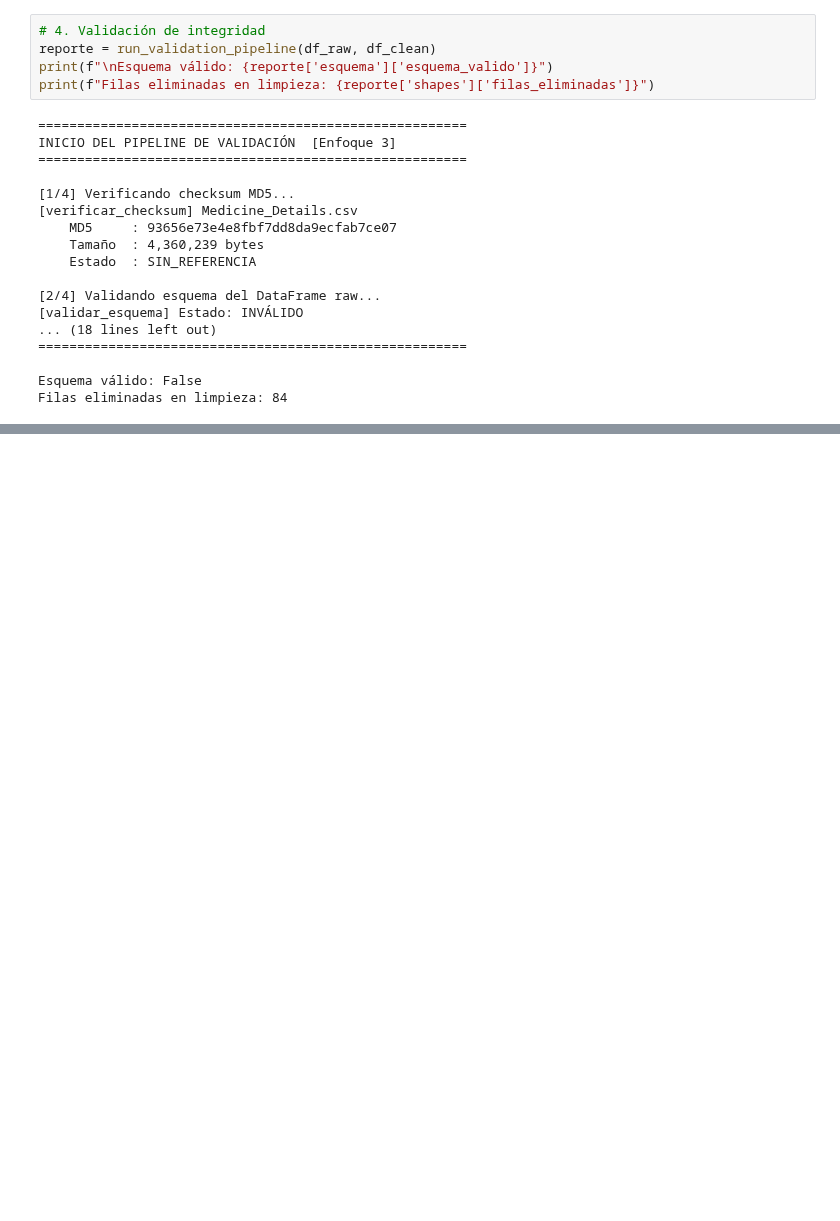
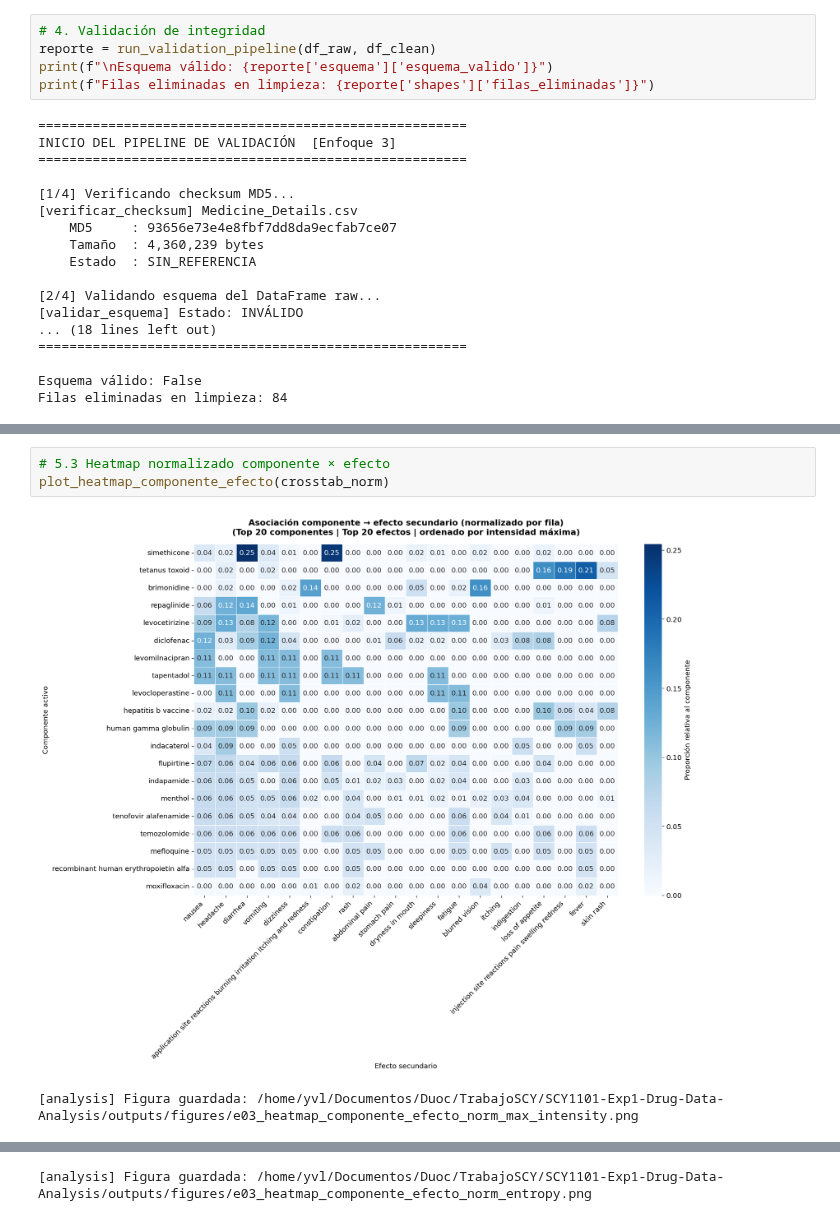
Before and after one commit to Cesitar16/SCY1101-Exp1-Drug-Data-Analysis, a Jupyter notebook: notebooks/enfoque_03_efectos_secundarios_componentes/03_analisis_efectos_secundarios_componentes.ipynb, the cells around one changed output, grey strips where cells are left out. Cells and saved outputs as stored; diff of their text form; blank space fills up the shorter version.

```diff
--- a/notebooks/enfoque_03_efectos_secundarios_componentes/03_analisis_efectos_secundarios_componentes.ipynb
+++ b/notebooks/enfoque_03_efectos_secundarios_componentes/03_analisis_efectos_secundarios_componentes.ipynb
@@ -121,0 +146,6 @@ Tablas guardadas en  : E:\Programación\ProgramacionParaLaCienciaDeDatos\SCY1101
+# %%
+# 5.3 Heatmap normalizado componente × efecto
+plot_heatmap_componente_efecto(crosstab_norm)
+# %% [output]
+[figure, added]
+[analysis] Figura guardada: /home/yvl/Documentos/Duoc/TrabajoSCY/SCY1101-Exp1-Drug-Data-Analysis/outputs/figures/e03_heatmap_componente_efecto_norm_max_intensity.png
@@ -121,0 +153 @@ Tablas guardadas en  : E:\Programación\ProgramacionParaLaCienciaDeDatos\SCY1101
+[analysis] Figura guardada: /home/yvl/Documentos/Duoc/TrabajoSCY/SCY1101-Exp1-Drug-Data-Analysis/outputs/figures/e03_heatmap_componente_efecto_norm_entropy.png
```
Also changed, not shown: parts of 15 cells of this notebook, 3 other files.
